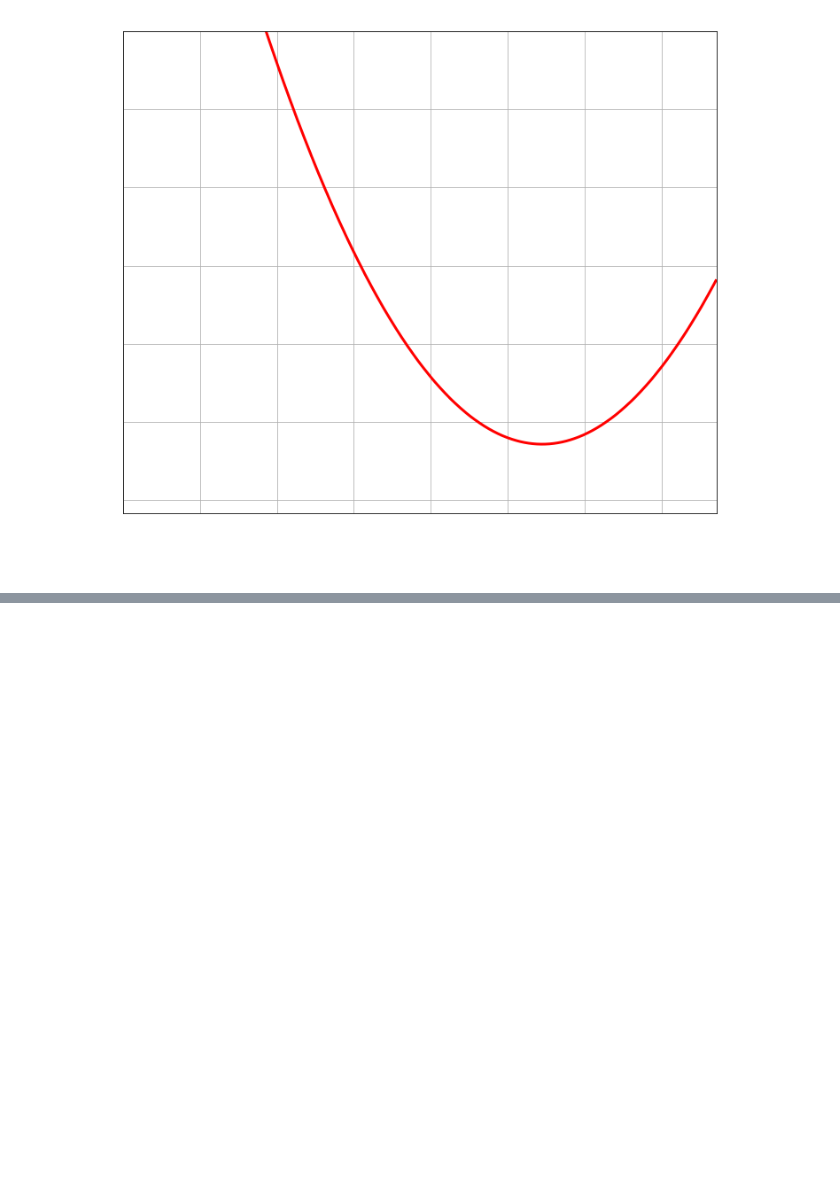
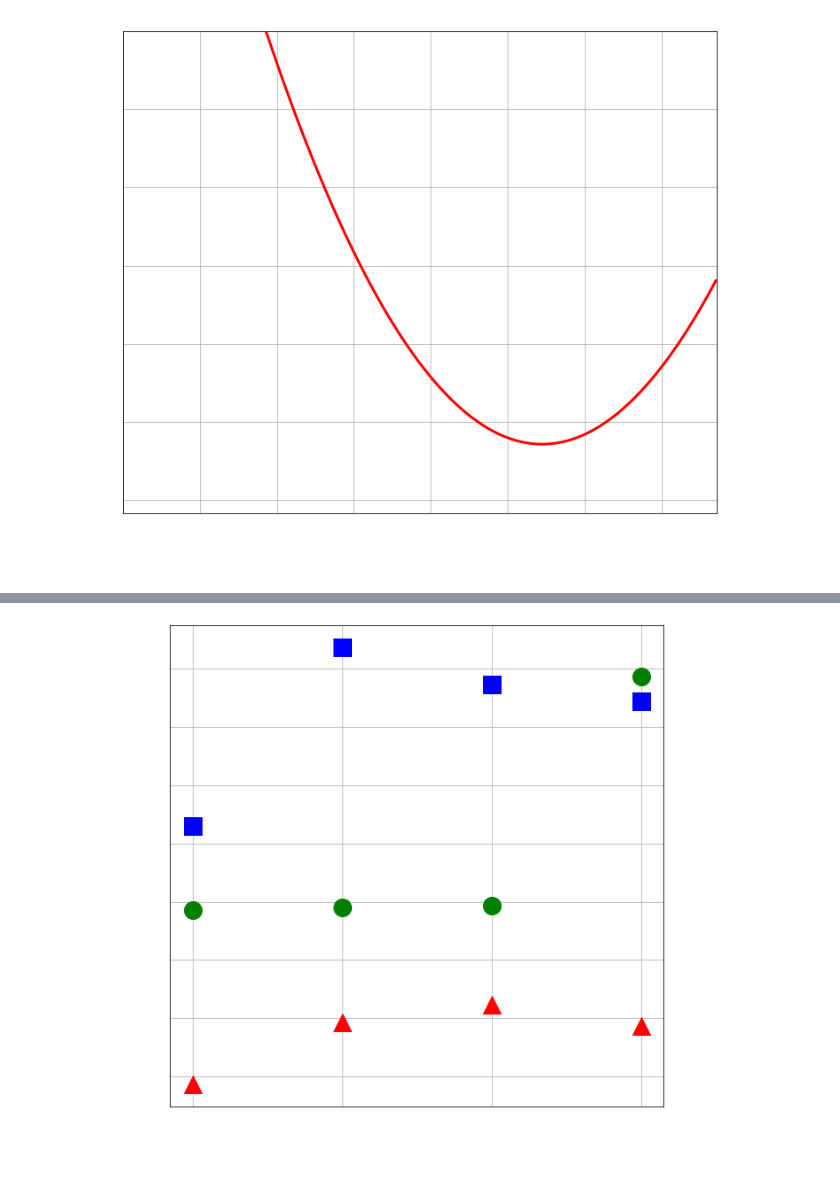
Before and after one commit to wakky927/parabola, a Jupyter notebook: notebooks/poc.ipynb, the cells around one changed output, grey strips where cells are left out. Saved outputs shown, nothing was run; the diff lists cells and outputs as text; code cells hidden in the pictures; blank space fills up the shorter version.

```diff
--- a/notebooks/poc.ipynb
+++ b/notebooks/poc.ipynb
@@ -153,0 +193,34 @@ for u in tqdm(U):
+# %%
+fig, ax = plt.subplots(figsize=(10, 10))
+ax.xaxis.label.set_color('w')
+ax.yaxis.label.set_color('w')
+ax.tick_params(axis='x', colors='w')
+ax.tick_params(axis='y', colors='w')
+plt.xlabel('$\it{U}$ [mm/s]', fontsize=32)
+plt.ylabel('$\it{a}$ [mm$^{-1}$]', fontsize=32)
+plt.xticks(fontsize=32)
+plt.yticks(fontsize=32)
+ax.xaxis.set_major_locator(mpl.ticker.MultipleLocator(25))
+plt.grid(zorder=9)
+
+# q = 215
+plt.scatter(175, a_list[1], s=400, marker=',', color='b', zorder=10)
+plt.scatter(200, a_list[10], s=400, marker=',', color='b', zorder=10)
+plt.scatter(225, a_list[19], s=400, marker=',', color='b', zorder=10)
+plt.scatter(250, a_list[28], s=400, marker=',', color='b', zorder=10)
+
+# q = 304
+plt.scatter(175, a_list[4], s=400, marker='o', color='g', zorder=10)
+plt.scatter(200, a_list[13], s=400, marker='o', color='g', zorder=10)
+plt.scatter(225, a_list[22], s=400, marker='o', color='g', zorder=10)
+plt.scatter(250, a_list[31], s=400, marker='o', color='g', zorder=10)
+
+# q = 429
+plt.scatter(175, a_list[7], s=400, marker='^', color='r', zorder=10)
+plt.scatter(200, a_list[16], s=400, marker='^', color='r', zorder=10)
+plt.scatter(225, a_list[25], s=400, marker='^', color='r', zorder=10)
+plt.scatter(250, a_list[34], s=400, marker='^', color='r', zorder=10)
+
+plt.show()
+# %% [output]
+[figure, added]
```
Also changed, not shown: parts of 6 cells of this notebook.
